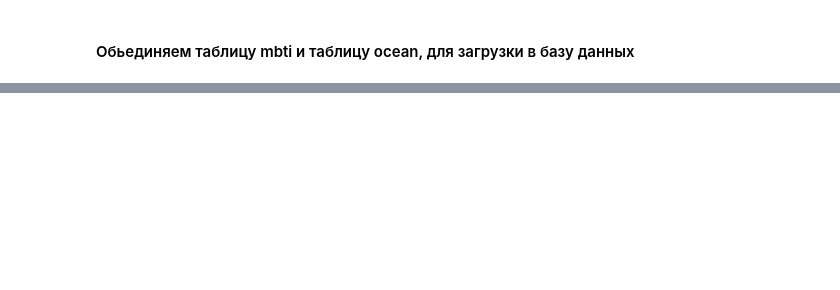
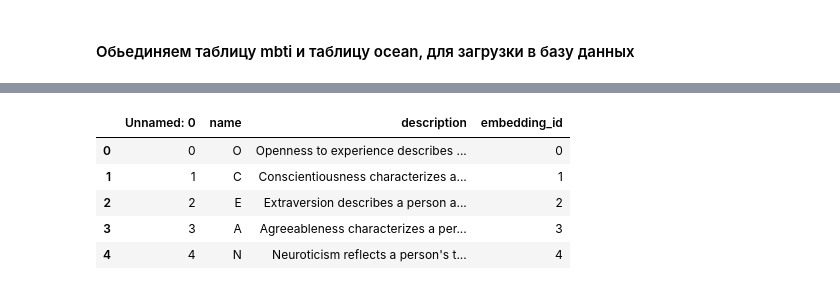
Before and after one commit to Prischli-Drink-Coffee/HairSnap, a Jupyter notebook: src/stuff/merge_table_personality.ipynb, the cells around one changed output, grey strips where cells are left out. Saved outputs shown, nothing was run; the diff lists cells and outputs as text; code cells hidden in the pictures; blank space fills up the shorter version.

```diff
--- a/src/stuff/merge_table_personality.ipynb
+++ b/src/stuff/merge_table_personality.ipynb
@@ -102,0 +31,5 @@ personality.to_csv('./personality.csv', index=False)
+# %%
+# Путь к директории с файлами embeddings
+path_to_embedding_users = '/home/user1/HireSnap/data/tables/embeddings.csv'
+# Получаем список всех файлов с расширением .npy
+embeddings = pd.read_csv(path_to_embedding_users)
@@ -102,0 +45,2 @@ personality.to_csv('./personality.csv', index=False)
+# %%
+ocean['embedding_id'] = embeddings['Unnamed: 0'][:5]
@@ -102,0 +49,9 @@ personality.to_csv('./personality.csv', index=False)
+# %%
+ocean.head()
+# %% [output]
+|  | Unnamed: 0 | name | description | embedding_id |
+| 0 | 0 | O | Openness to experience describes ... | 0 |
+| 1 | 1 | C | Conscientiousness characterizes a... | 1 |
+| 2 | 2 | E | Extraversion describes a person a... | 2 |
+| 3 | 3 | A | Agreeableness characterizes a per... | 3 |
+| 4 | 4 | N | Neuroticism reflects a person's t... | 4 |
```
Also changed, not shown: parts of 18 cells of this notebook, 16 other files.
